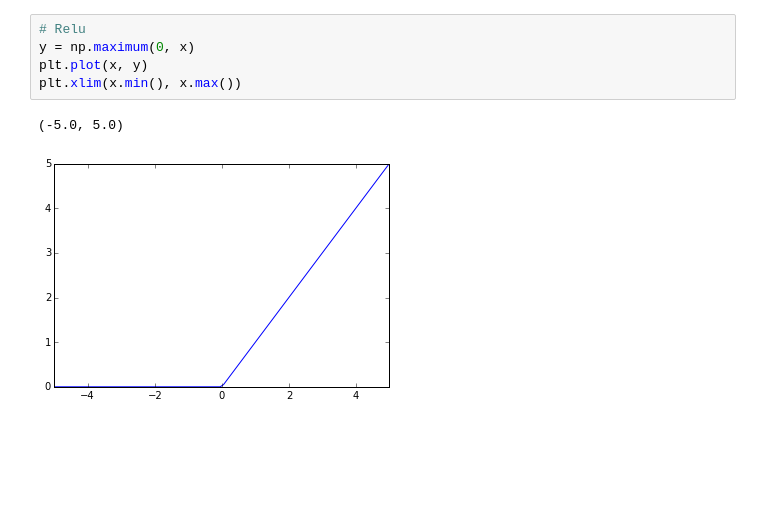
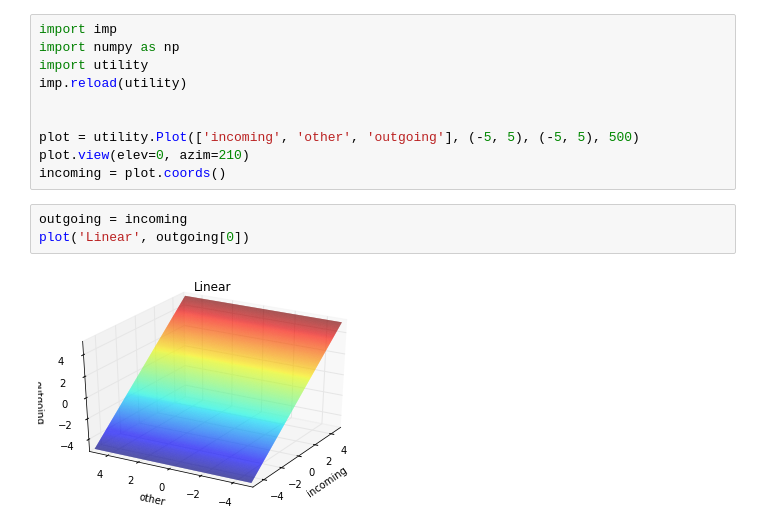
Before and after one commit to custstu/notebook-neural-network, a Jupyter notebook: activations.ipynb, the cells around one changed output. Saved outputs shown, nothing was run; the diff lists cells and outputs as text; blank space fills up the shorter version.

```diff
--- a/activations.ipynb
+++ b/activations.ipynb
@@ -24,8 +1,15 @@ plt.xlim(x.min(), x.max())
-# %%
-# Relu
-y = np.maximum(0, x)
-plt.plot(x, y)
-plt.xlim(x.min(), x.max())
-# %% [output]
-(-5.0, 5.0)
-[figure, removed]
+# %%
+import imp
+import numpy as np
+import utility
+imp.reload(utility)
+
+
+plot = utility.Plot(['incoming', 'other', 'outgoing'], (-5, 5), (-5, 5), 500)
+plot.view(elev=0, azim=210)
+incoming = plot.coords()
+# %%
+outgoing = incoming
+plot('Linear', outgoing[0])
+# %% [output]
+[figure, added]
```
Also changed, not shown: parts of 6 cells of this notebook, 7 other files.
